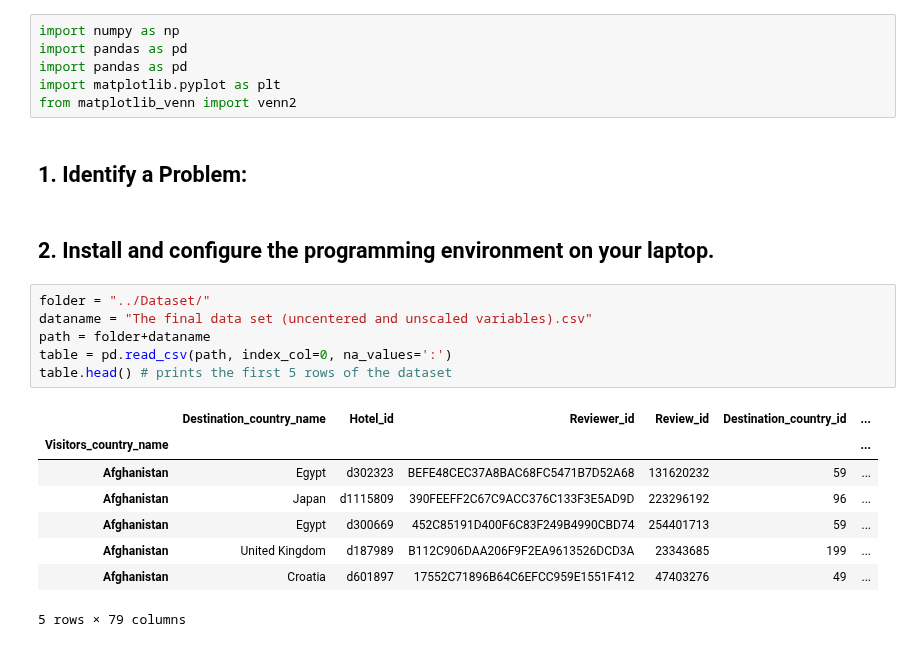
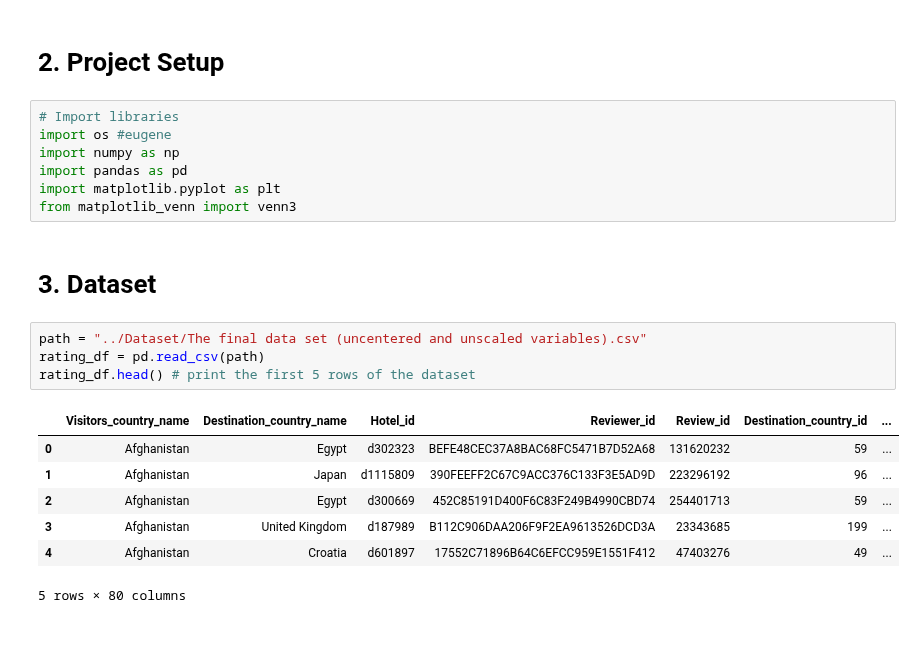
Before and after one commit to yceugene/DA_Proj_G7, a Jupyter notebook: src/main.ipynb, the cells around one changed output. Saved outputs shown, nothing was run; the diff lists cells and outputs as text.

```diff
--- a/src/main.ipynb
+++ b/src/main.ipynb
@@ -8,25 +42,23 @@
+# %% [markdown]
+# 2. Project Setup
 # %%
+# Import libraries
+import os #eugene
 import numpy as np
 import pandas as pd
-import pandas as pd
 import matplotlib.pyplot as plt
-from matplotlib_venn import venn2
+from matplotlib_venn import venn3
-# %% [markdown]
-## 1. Identify a Problem:
-# %% [markdown]
-## 2.  Install and configure the programming environment on your laptop.
+# %% [markdown]
+# 3. Dataset
 # %%
-folder = "../Dataset/"
-dataname = "The final data set (uncentered and unscaled variables).csv"
-path = folder+dataname
-table = pd.read_csv(path, index_col=0, na_values=':')
-table.head() # prints the first 5 rows of the dataset
+path = "../Dataset/The final data set (uncentered and unscaled variables).csv"
+rating_df = pd.read_csv(path)
+rating_df.head() # print the first 5 rows of the dataset
 # %% [output]
-|  | Destination_country_name | Hotel_id | Reviewer_id | Review_id | Destination_country_id | ... |
-| Visitors_country_name |  |  |  |  |  | ... |
-| Afghanistan | Egypt | d302323 | BEFE48CEC37A8BAC68FC5471B7D52A68 | 131620232 | 59 | ... |
-| Afghanistan | Japan | d1115809 | 390FEEFF2C67C9ACC376C133F3E5AD9D | 223296192 | 96 | ... |
-| Afghanistan | Egypt | d300669 | 452C85191D400F6C83F249B4990CBD74 | 254401713 | 59 | ... |
-| Afghanistan | United Kingdom | d187989 | B112C906DAA206F9F2EA9613526DCD3A | 23343685 | 199 | ... |
-| Afghanistan | Croatia | d601897 | 17552C71896B64C6EFCC959E1551F412 | 47403276 | 49 | ... |
+|  | Visitors_country_name | Destination_country_name | Hotel_id | Reviewer_id | Review_id | Destination_country_id | ... |
+| 0 | Afghanistan | Egypt | d302323 | BEFE48CEC37A8BAC68FC5471B7D52A68 | 131620232 | 59 | ... |
+| 1 | Afghanistan | Japan | d1115809 | 390FEEFF2C67C9ACC376C133F3E5AD9D | 223296192 | 96 | ... |
+| 2 | Afghanistan | Egypt | d300669 | 452C85191D400F6C83F249B4990CBD74 | 254401713 | 59 | ... |
+| 3 | Afghanistan | United Kingdom | d187989 | B112C906DAA206F9F2EA9613526DCD3A | 23343685 | 199 | ... |
+| 4 | Afghanistan | Croatia | d601897 | 17552C71896B64C6EFCC959E1551F412 | 47403276 | 49 | ... |
-5 rows × 79 columns
+5 rows × 80 columns
```
Also changed, not shown: parts of 29 cells of this notebook.
